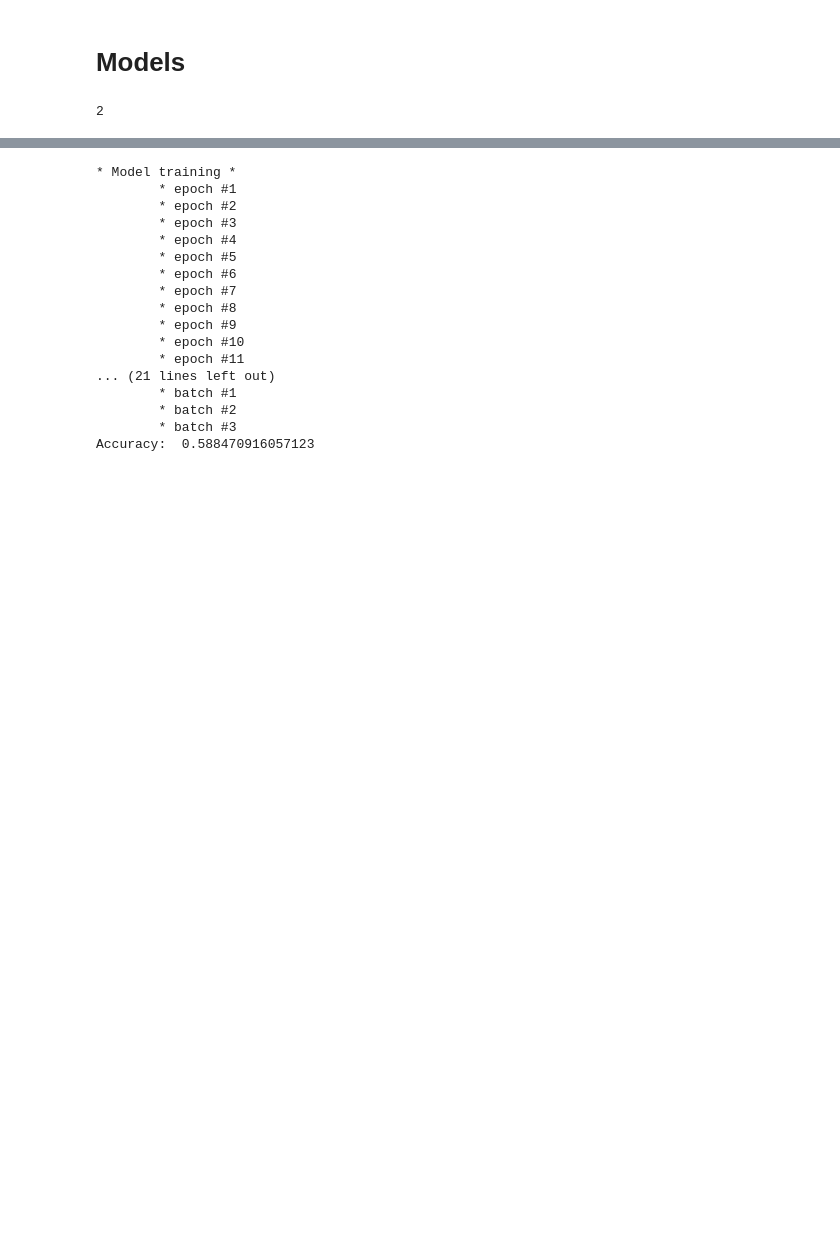
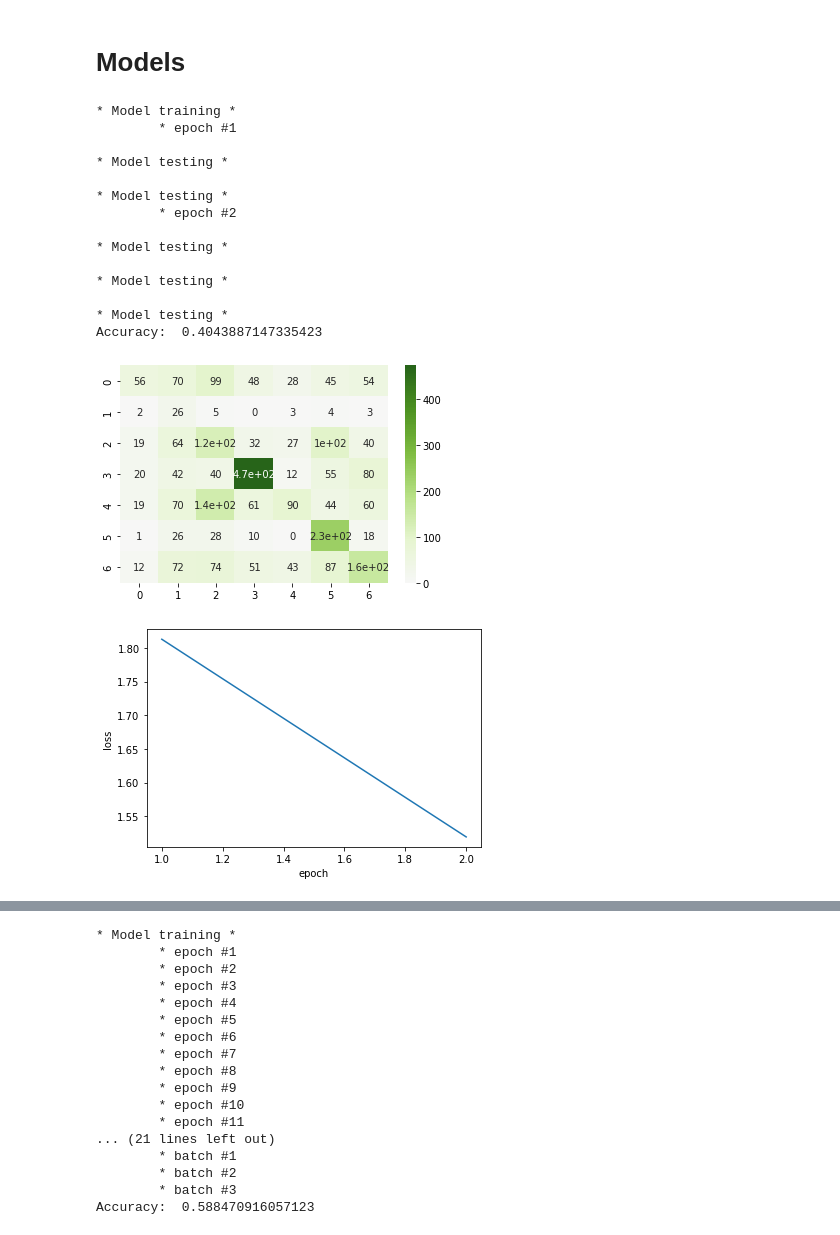
Before and after one commit to Stanislav-3/EmotionsClassifier, a Jupyter notebook: EmotionsClassifier.ipynb, the cells around one changed output, grey strips where cells are left out. Drawn from its saved outputs; the diff is of its cells as text; code cells hidden in the pictures; blank space fills up the shorter version.

```diff
--- a/EmotionsClassifier.ipynb
+++ b/EmotionsClassifier.ipynb
@@ -394,5 +400,20 @@ def run_pipeline(
-# %%
-import multiprocessing
-multiprocessing.cpu_count()
-# %% [output]
-2
+# %%
+loss, train_acc, test_acc = run_pipeline(X, y, model=models.resnet18(pretrained=True), show_summary=False,
+             epochs=2, batch_size=2048, lr=0.0005)
+# %% [output]
+* Model training *
+        * epoch #1
+
+* Model testing *
+
+* Model testing *
+        * epoch #2
+
+* Model testing *
+
+* Model testing *
+
+* Model testing *
+Accuracy:  0.4043887147335423
+[figure, added]
+[figure, added]
```
Also changed, not shown: parts of 11 cells of this notebook.
